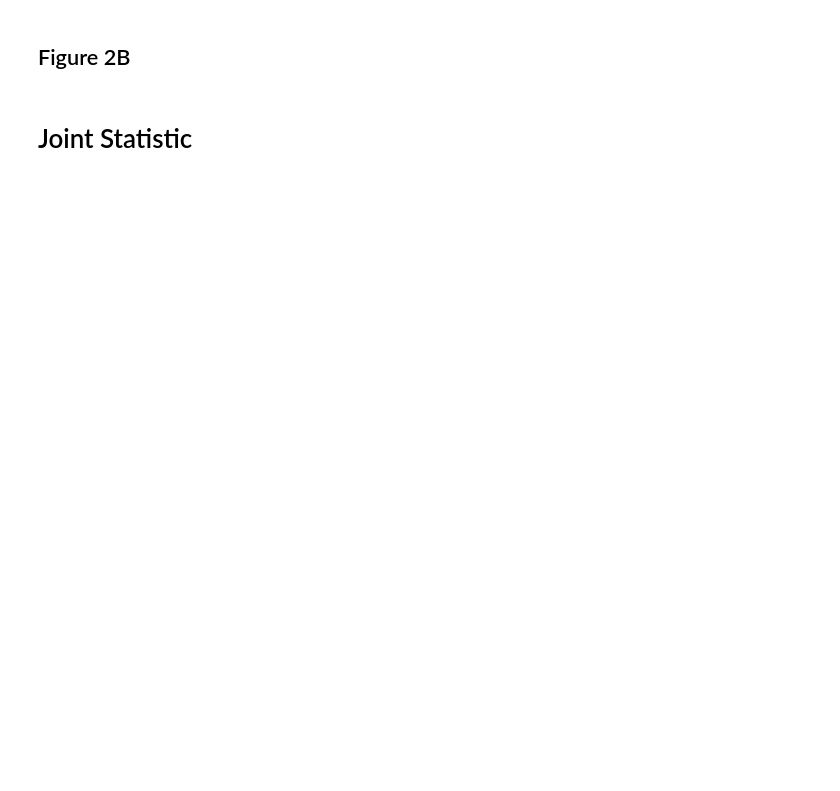
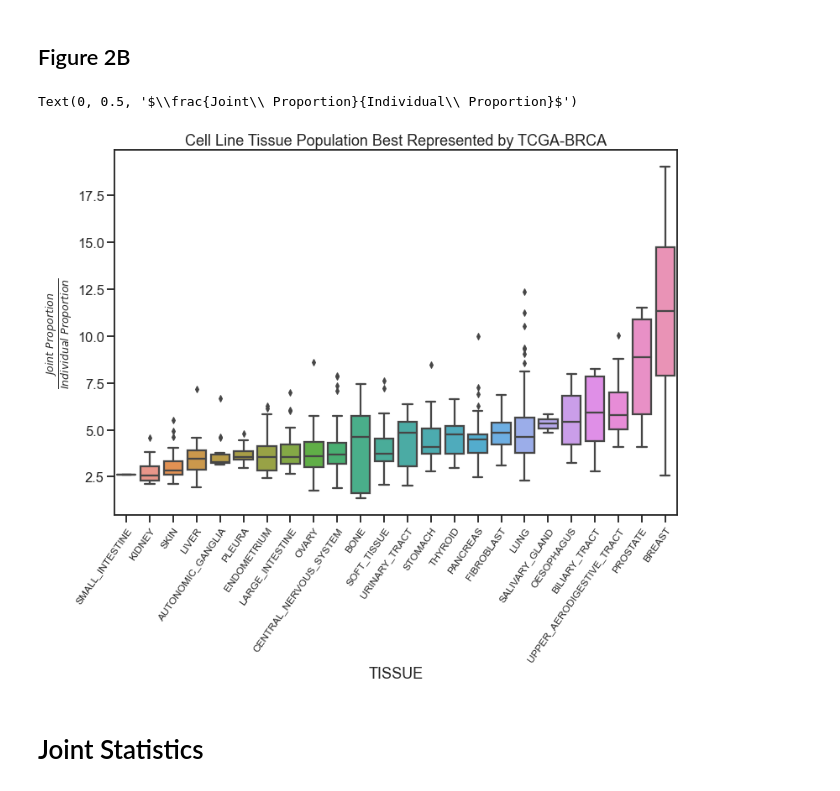
Before and after one commit to baprice/AJIVE-jDR-Integration, a Jupyter notebook: gwci_analysis.ipynb, the cells around one changed output. Cells and saved outputs as stored; diff of their text form; code cells hidden in the pictures; blank space fills up the shorter version.

Commit message:
Merge joint statistic with analysis notebook

```diff
--- a/gwci_analysis.ipynb
+++ b/gwci_analysis.ipynb
@@ -6,12 +6,15 @@ import numpy as np
 # %%
 a_name = 'TCGA-BRCA'
 b_name = 'CCLE'
-a_path = '/home/baprice/Projects/00014_geneJIVE/data/prejive/tcgabrca_prejive.csv'
-b_path = '/home/baprice/Projects/00014_geneJIVE/data/prejive/ccle_nohaem_prejive.csv'
-a_joint_path = '/home/baprice/Projects/00014_geneJIVE/data/gj_tcgabrca_ccle/gj_tcgabrca_ccle_275+150/gj_tcgabrca_ccle_275+150_tcgabrca_joint.csv'
-b_joint_path = '/home/baprice/Projects/00014_geneJIVE/data/gj_tcgabrca_ccle/gj_tcgabrca_ccle_275+150/gj_tcgabrca_ccle_275+150_ccle_joint.csv'
-a_indiv_path = '/home/baprice/Projects/00014_geneJIVE/data/gj_tcgabrca_ccle/gj_tcgabrca_ccle_275+150/gj_tcgabrca_ccle_275+150_tcgabrca_individual.csv'
-b_indiv_path = '/home/baprice/Projects/00014_geneJIVE/data/gj_tcgabrca_ccle/gj_tcgabrca_ccle_275+150/gj_tcgabrca_ccle_275+150_ccle_individual.csv'
+
+a_path = 'https://webshare.bioinf.unc.edu/public/baprice/Genewise_Cohort_Integration/TCGABRCAxCCLE/tcgabrca_pre-gwci.csv'
+b_path = 'https://webshare.bioinf.unc.edu/public/baprice/Genewise_Cohort_Integration/TCGABRCAxCCLE/ccle_pre-gwci.csv'
+
+a_joint_path = './output/gwci_tcgabrca-ccle_tcgabrca-joint.csv'
+b_joint_path = './output/gwci_tcgabrca-ccle_ccle-joint.csv'
+
+a_indiv_path = './output/gwci_tcgabrca-ccle_tcgabrca-individual.csv'
+b_indiv_path = './output/gwci_tcgabrca-ccle_ccle-individual.csv'
 
 a = pd.read_csv(a_path, index_col=0)
 b = pd.read_csv(b_path, index_col=0)
@@ -22,7 +25,7 @@ b_indiv = pd.read_csv(b_indiv_path, index_col=0)
 # %%
 import pickle
 
-with open('/home/baprice/Projects/00014_geneJIVE/data/gj_tcgabrca_ccle/gj_tcgabrca_ccle_275+150/gj_tcgabrca_ccle_275+150_ajive.p', 'rb') as p:
+with open('./output/gwci_tcgabrca-ccle_ajive.p', 'rb') as p:
     ajive = pickle.load(p)
 # %% [markdown]
 ## Figure 2A: Variation Explained Plot
@@ -67,35 +72,42 @@ plotVarianceExplained(plt_df)
 # %% [markdown]
 ## Figure 2B
 # %%
+#Unnormalized Scores
 tcgabrca_j_unnorm = ajive.blocks['A'].joint.svals()*ajive.blocks['A'].joint.loadings()
 tcgabrca_i_unnorm = ajive.blocks['A'].individual.svals()*ajive.blocks['A'].individual.loadings()
-samp_joint_prop = np.sum(tcgabrca_j_unnorm**2, axis=1)/np.sum(a.T**2, axis=0)
-samp_indiv_prop = np.sum(tcgabrca_i_unnorm**2, axis=1)/np.sum(a.T**2, axis=0)
-prop_df = pd.DataFrame([samp_joint_prop, samp_indiv_prop], index=['Joint Proportion','Individual Proportion']).T
 ccle_j_unnorm = ajive.blocks['B'].joint.svals()*ajive.blocks['B'].joint.loadings()
 ccle_i_unnorm = ajive.blocks['B'].individual.svals()*ajive.blocks['B'].individual.loadings()
 
-samp_joint_prop = np.sum(ccle_j_unnorm**2, axis=1)/np.sum(b.T**2, axis=0)
-samp_indiv_prop = np.sum(ccle_i_unnorm**2, axis=1)/np.sum(b.T**2, axis=0)
-#delete 3 duplicate cell lines?
-samp_joint_prop = samp_joint_prop.drop(samp_joint_prop[pd.DataFrame(samp_joint_prop).index.duplicated()].index)
-samp_indiv_prop = samp_indiv_prop.drop(samp_indiv_prop[pd.DataFrame(samp_indiv_prop).index.duplicated()].index)
+#Proportion of Variation
+tcgabrca_joint_prop = np.sum(tcgabrca_j_unnorm**2, axis=1)/np.sum(a.T**2, axis=0)
+tcgabrca_indiv_prop = np.sum(tcgabrca_i_unnorm**2, axis=1)/np.sum(a.T**2, axis=0)
+tcgabrca_prop_df = pd.DataFrame([tcgabrca_joint_prop, tcgabrca_indiv_prop], index=['Joint Proportion','Individual Proportion']).T
 
-prop_df = pd.DataFrame([samp_joint_prop, samp_indiv_prop], index=['Joint Proportion','Individual Proportion']).T
-prop_df['TISSUE'] = prop_df.index.map(lambda i: '_'.join(i.split('_')[1:]))
+ccle_joint_prop = np.sum(ccle_j_unnorm**2, axis=1)/np.sum(b.T**2, axis=0)
+ccle_indiv_prop = np.sum(ccle_i_unnorm**2, axis=1)/np.sum(b.T**2, axis=0)
+#(Remove Duplicate Cell Lines)
+ccle_joint_prop = ccle_joint_prop.drop(ccle_joint_prop[pd.DataFrame(ccle_joint_prop).index.duplicated()].index)
+ccle_indiv_prop = ccle_indiv_prop.drop(ccle_indiv_prop[pd.DataFrame(ccle_indiv_prop).index.duplicated()].index)
+ccle_prop_df = pd.DataFrame([ccle_joint_prop, ccle_indiv_prop], index=['Joint Proportion','Individual Proportion']).T
 
-prop_df['%Joint'] = prop_df['Joint Proportion']*100
-prop_df['%Individual'] = prop_df['Individual Proportion']*100
+#Determine Tissue from cell line ID
+ccle_prop_df['TISSUE'] = ccle_prop_df.index.map(lambda i: '_'.join(i.split('_')[1:]))
 
-prop_df['Ratio'] = prop_df.apply(lambda i: i['Joint Proportion']/i['Individual Proportion'], axis=1)
+#Calculate Ratio Metric
+ccle_prop_df['%Joint'] = ccle_prop_df['Joint Proportion']*100
+ccle_prop_df['%Individual'] = ccle_prop_df['Individual Proportion']*100
+ccle_prop_df['Ratio'] = ccle_prop_df.apply(lambda i: i['Joint Proportion']/i['Individual Proportion'], axis=1)
 
-tissue_sort = prop_df.reset_index().groupby('TISSUE').mean().sort_values('Ratio').index.tolist()
-
+#Plot
+tissue_sort = ccle_prop_df.reset_index().groupby('TISSUE').mean().sort_values('Ratio').index.tolist()
 plt.figure(figsize=[12,8], facecolor='w')
-sns.boxplot(data=prop_df, x='TISSUE', y='Ratio', order=tissue_sort)
+sns.boxplot(data=ccle_prop_df, x='TISSUE', y='Ratio', order=tissue_sort)
 plt.xticks(size=12, rotation=55, ha='right', rotation_mode="anchor");
 plt.title('Cell Line Tissue Population Best Represented by TCGA-BRCA')
 plt.ylabel(r'$\frac{Joint\ Proportion}{Individual\ Proportion}$')
+# %% [output]
+Text(0, 0.5, '$\\frac{Joint\\ Proportion}{Individual\\ Proportion}$')
+[figure, added]
 # %% [markdown]
-# Joint Statistic
+# Joint Statistics
 # %%
```
Also changed, not shown: parts of 5 cells of this notebook, 3 other files.
